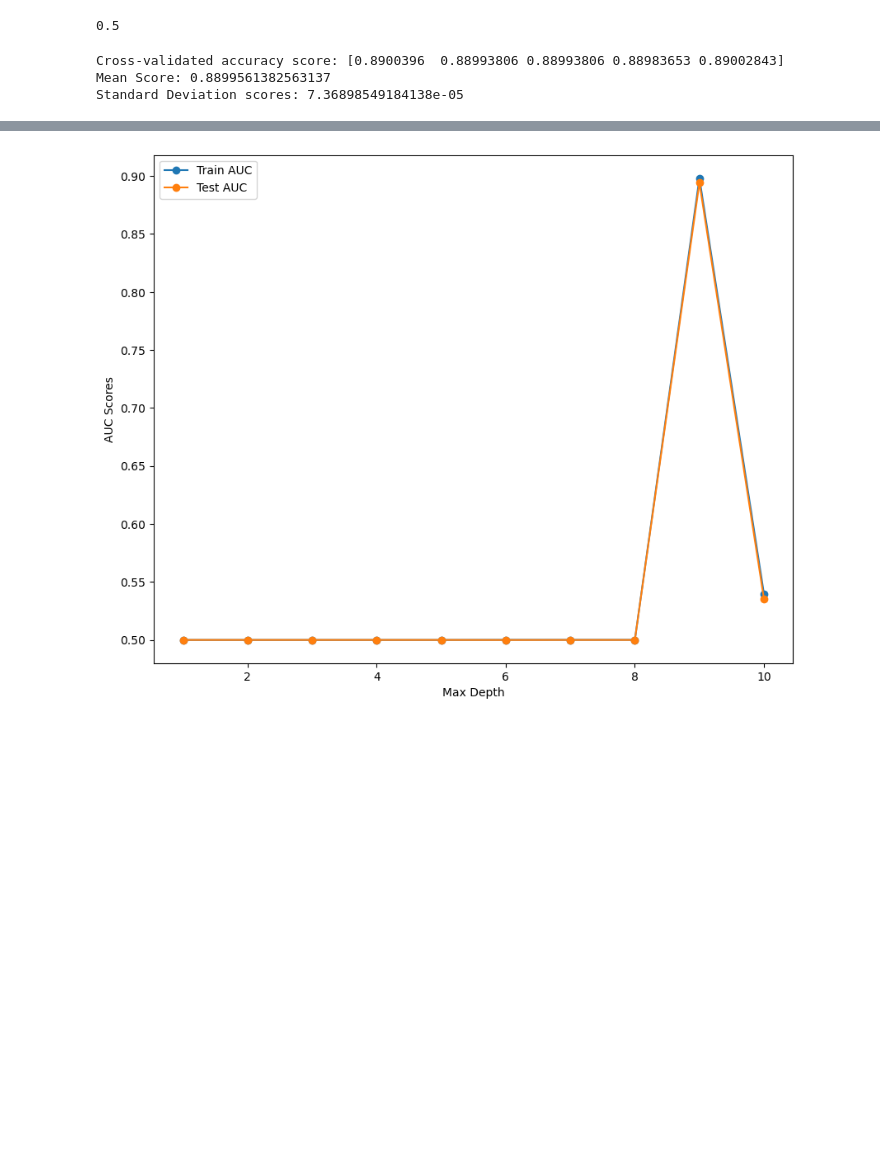
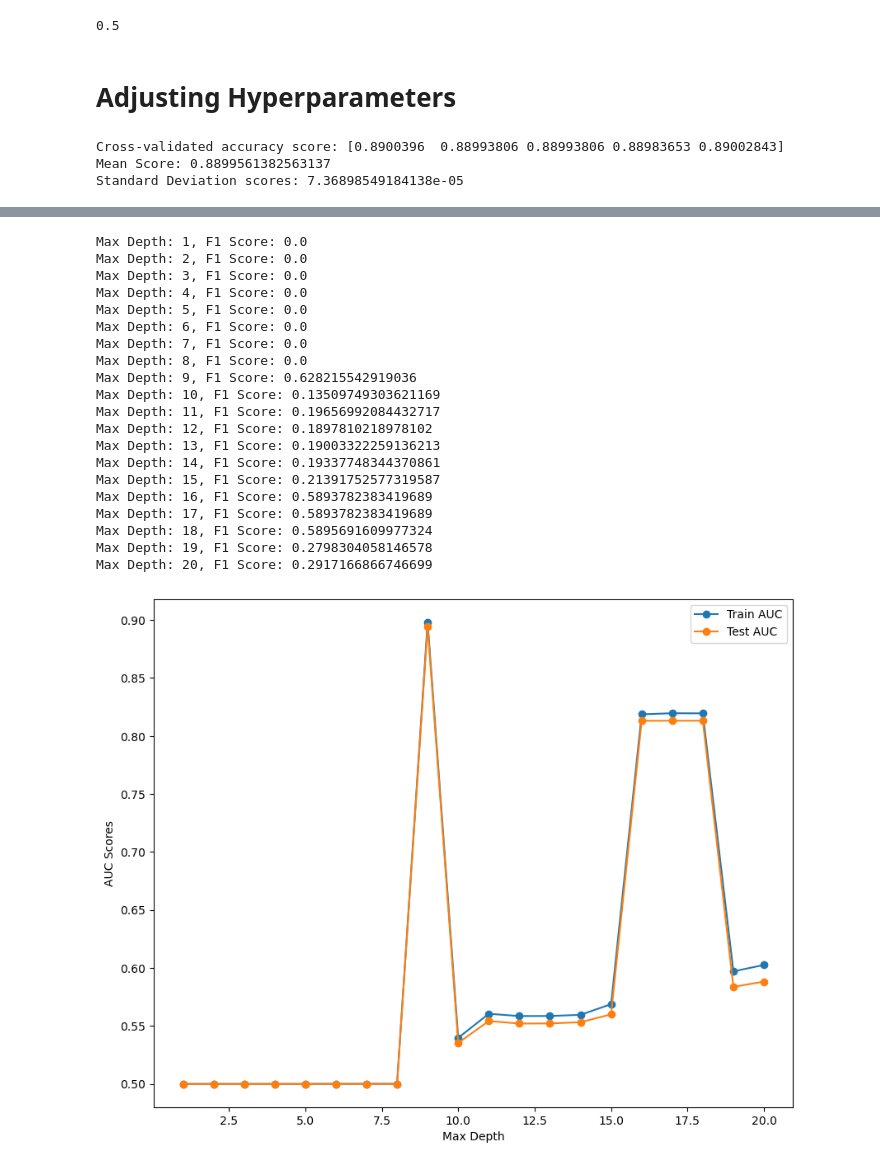
Before and after one commit to omendez930/Terry-Traffic-Stops-Phase3, a Jupyter notebook: index.ipynb, the cells around one changed output, grey strips where cells are left out. Cells and saved outputs as stored; diff of their text form; code cells hidden in the pictures; blank space fills up the shorter version.

```diff
--- a/index.ipynb
+++ b/index.ipynb
@@ -260,7 +260,7 @@ def reformat_columns(data, return_type='dataframe'):
         if return_type == "dataframe":
             return formatted_columns
         elif return_type == "series":
-            return formatted_data.columns.to_series()
+            return formatted_columns.columns.to_series()
         else:
             raise ValueError("return_type must be either 'dataframe' or 'series' when data is a DataFrame.")
 
@@ -665,22 +629,22 @@ R-Squared: 0.3828886328012985
 # %%
 logreg = LogisticRegression(random_state=23, max_iter=1000)
 
-logreg.fit(X_train_encoded_df, y_train_encoded_series)
+logreg.fit(X_train_encoded_df, y_train)
 
 y_predict = logreg.predict(X_test_encoded_df)
 
 
 
 # Calculate evaluation metrics
-logreg_accuracy = accuracy_score(y_test_encoded_series, y_predict)
-logreg_precision = precision_score(y_test_encoded_series, y_predict, pos_label=1)
-logreg_recall = recall_score(y_test_encoded_series, y_predict, pos_label=1)
-logreg_f1 = f1_score(y_test_encoded_series, y_predict, pos_label=1)
+logreg_accuracy = accuracy_score(y_test, y_predict)
+logreg_precision = precision_score(y_test, y_predict, pos_label=1)
+logreg_recall = recall_score(y_test, y_predict, pos_label=1)
+logreg_f1 = f1_score(y_test, y_predict, pos_label=1)
 
 # Probabilities
 y_probabilites = logreg.predict_proba(X_test_encoded_df)[:,1]
 
-false_positive, true_positive, thresholds = roc_curve(y_test_encoded_series, y_probabilites)
+false_positive, true_positive, thresholds = roc_curve(y_test, y_probabilites)
 
 roc_auc = auc(false_positive, true_positive)
 
@@ -696,7 +660,7 @@ print(f"ROC AUC Score: {roc_auc}")
 print()
 
 # Confusion Matrix
-logreg_conf_matrix = confusion_matrix(y_test_encoded_series, y_predict)
+logreg_conf_matrix = confusion_matrix(y_test, y_predict)
 print("Confusion Matrix:\n", logreg_conf_matrix)
 # %% [output]
 Accuracy: 0.9043944439931768
@@ -804,4 +766,6 @@ roc_auc = auc(fpr,tpr)
 roc_auc
 # %% [output]
 0.5
+# %% [markdown]
+# Adjusting Hyperparameters
 # %%
@@ -826,7 +790,7 @@ plt.show()
 # %% [output]
 [figure]
 # %%
-max_depth_values = np.arange(1,11)
+max_depth_values = np.arange(1,21)
 
 train_aucs = []
 test_aucs = []
@@ -834,36 +798,59 @@ test_aucs = []
 for depth in max_depth_values:
     #Intialize predicted probabilities for training and test sets
     clf = DecisionTreeClassifier(max_depth=depth, random_state=3)
-    clf.fit(X_train_encoded_df, y_train_encoded_series)
+    clf.fit(X_train_encoded_df, y_train)
 
     # Get predicted probabilities for training and test sets
     y_train_prob = clf.predict(X_train_encoded_df)
     y_test_prob = clf.predict(X_test_encoded_df)
     # y_train_prob = clf.predict_proba(X_train_encoded_df)[:,1]
     # y_test_prob = clf.predict_proba(X_test_encoded_df)[:,1]
 
     # Calculate FPR (False Positive Rate), TPR(True Positive Rate) and test sets using roc_curve
-    fpr_train, tpr_train, _ = roc_curve(y_train_encoded_series, y_train_prob)
-    fpr_test, tpr_test, _ = roc_curve(y_test_encoded_series, y_test_prob)
+    fpr_train, tpr_train, _ = roc_curve(y_train, y_train_prob)
+    fpr_test, tpr_test, _ = roc_curve(y_test, y_test_prob)
 
     # Calculate AUC absed on FPR and TPR using auc
     train_auc = auc(fpr_train, tpr_train)
     test_auc = auc(fpr_test, tpr_test)
 
     # Append AUC to the list
     train_aucs.append(train_auc)
     test_aucs.append(test_auc)
 
 
+    print(f"Max Depth: {depth}, F1 Score: {f1_score(y_test, y_test_prob)}")
+
+
 # PLot the figure
 plt.figure(figsize=(10,8))
 plt.plot(max_depth_values, train_aucs, label="Train AUC", marker="o")
 plt.plot(max_depth_values, test_aucs, label="Test AUC", marker="o")
 plt.xlabel("Max Depth")
 plt.ylabel("AUC Scores")
 plt.legend()
 plt.show()
 # %% [output]
+Max Depth: 1, F1 Score: 0.0
+Max Depth: 2, F1 Score: 0.0
+Max Depth: 3, F1 Score: 0.0
+Max Depth: 4, F1 Score: 0.0
+Max Depth: 5, F1 Score: 0.0
+Max Depth: 6, F1 Score: 0.0
+Max Depth: 7, F1 Score: 0.0
+Max Depth: 8, F1 Score: 0.0
+Max Depth: 9, F1 Score: 0.628215542919036
+Max Depth: 10, F1 Score: 0.13509749303621169
+Max Depth: 11, F1 Score: 0.19656992084432717
+Max Depth: 12, F1 Score: 0.1897810218978102
+Max Depth: 13, F1 Score: 0.19003322259136213
+Max Depth: 14, F1 Score: 0.19337748344370861
+Max Depth: 15, F1 Score: 0.21391752577319587
+Max Depth: 16, F1 Score: 0.5893782383419689
+Max Depth: 17, F1 Score: 0.5893782383419689
+Max Depth: 18, F1 Score: 0.5895691609977324
+Max Depth: 19, F1 Score: 0.2798304058146578
+Max Depth: 20, F1 Score: 0.2917166866746699
-[figure, old version]
+[figure, new version]
 # %%
 # identify the optimal min-samples-split
```
Also changed, not shown: parts of 28 cells of this notebook.
